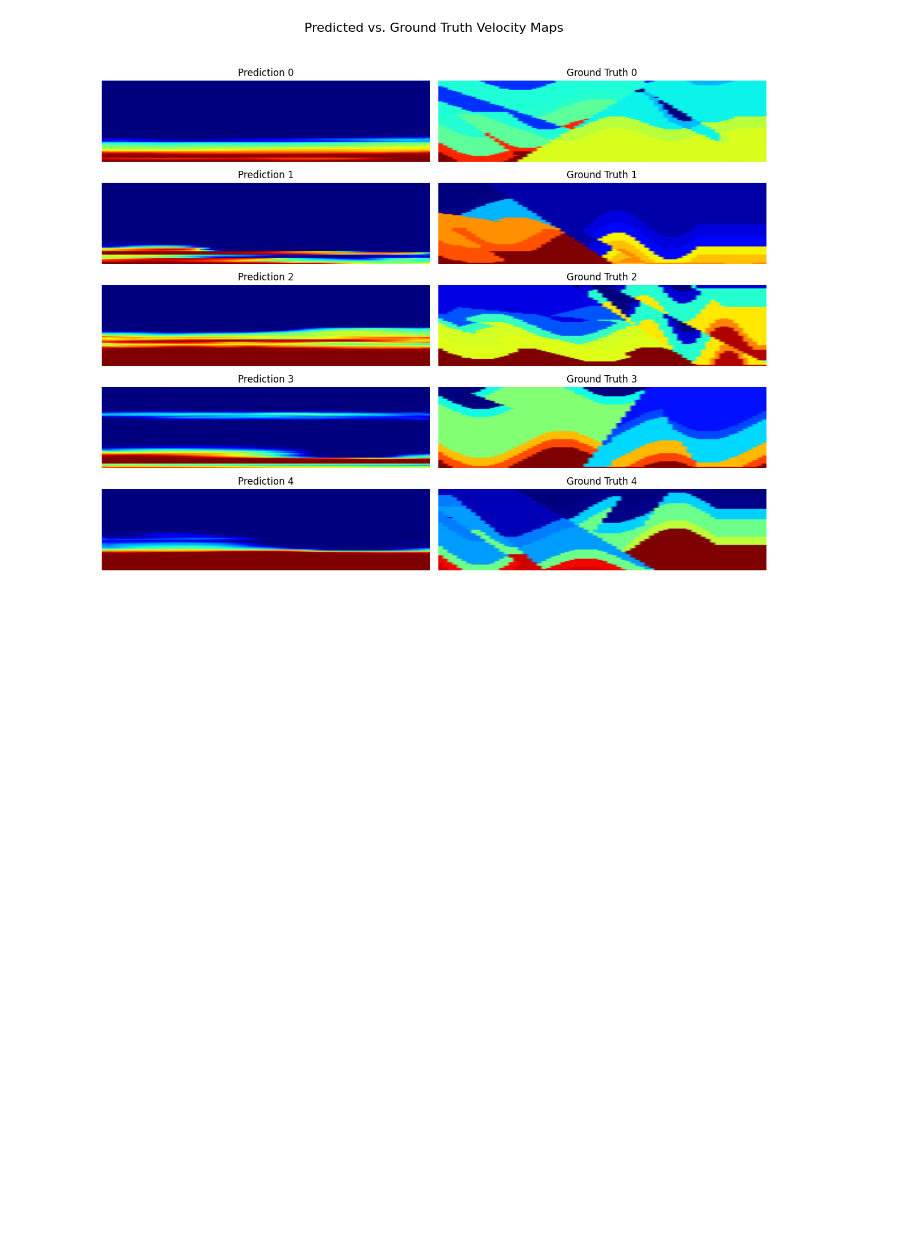
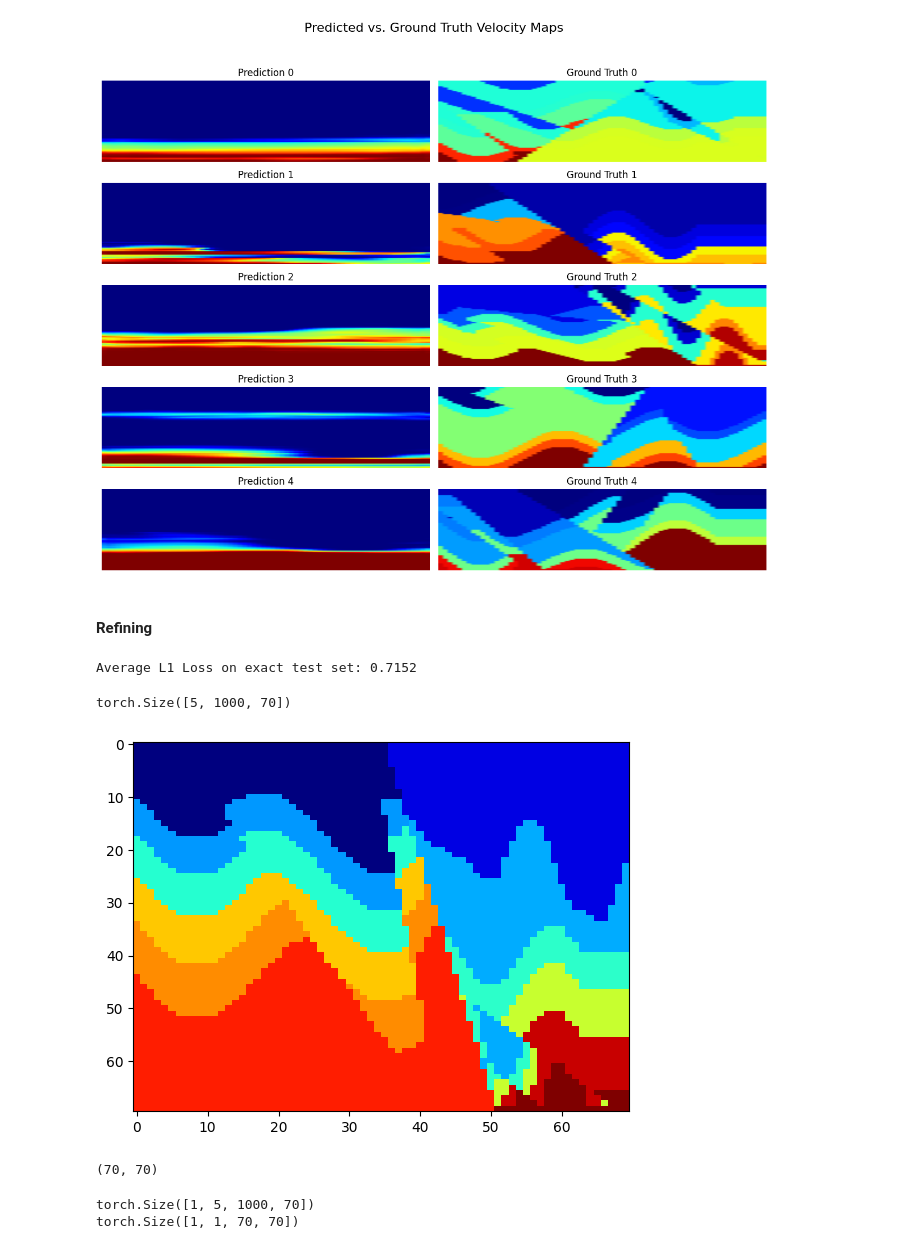
Before and after one commit to oduolaidrisA/Kaggle, a Jupyter notebook: Geophysical_Waveform_Inversion/full-waveform-inversion-using-u-net.ipynb, the cells around one changed output. Drawn from its saved outputs; the diff is of its cells as text; code cells hidden in the pictures; blank space fills up the shorter version.

```diff
--- a/Geophysical_Waveform_Inversion/full-waveform-inversion-using-u-net.ipynb
+++ b/Geophysical_Waveform_Inversion/full-waveform-inversion-using-u-net.ipynb
@@ -540,3 +538,5 @@ plt.tight_layout(rect=[0, 0, 1, 0.95])
 plt.show()
 # %% [output]
 [figure]
+# %% [markdown]
+#### Refining
@@ -542,0 +549,29 @@ plt.show()
+# %%
+#Make predictions
+model = PlModel.load_from_checkpoint(checkpoint_path, cfg=cfg)
+avgloss, preds, exact = model.evaluate_on_exact_test_set(exact_both_loader)
+# %% [output]
+Average L1 Loss on exact test set: 0.7152
+# %%
+sample = torch.tensor(seismic_test[0])
+sample.shape
+# %% [output]
+torch.Size([5, 1000, 70])
+# %%
+sample_vel = vel_test[0].squeeze(0)
+plt.imshow(sample_vel, cmap='jet', aspect = 'auto')
+plt.show()
+print(sample_vel.shape)
+# %% [output]
+[figure, added]
+(70, 70)
+# %%
+new_sample = sample.unsqueeze(0).to(device)
+print(new_sample.shape)
+with torch.no_grad():
+    predict_sample = model(new_sample)
+
+print(predict_sample.shape)
+# %% [output]
+torch.Size([1, 5, 1000, 70])
+torch.Size([1, 1, 70, 70])
```
Also changed, not shown: parts of 10 cells of this notebook.
